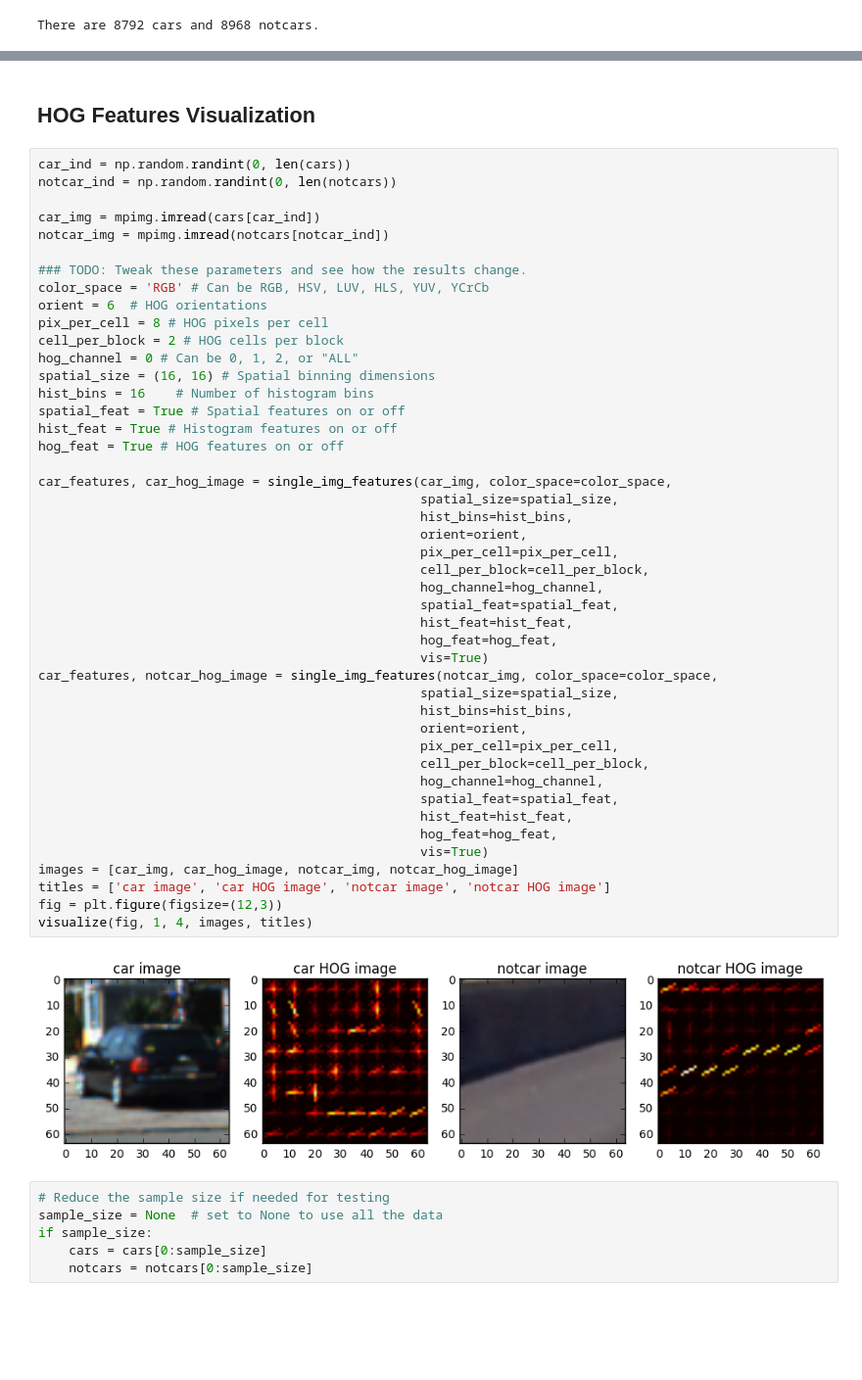
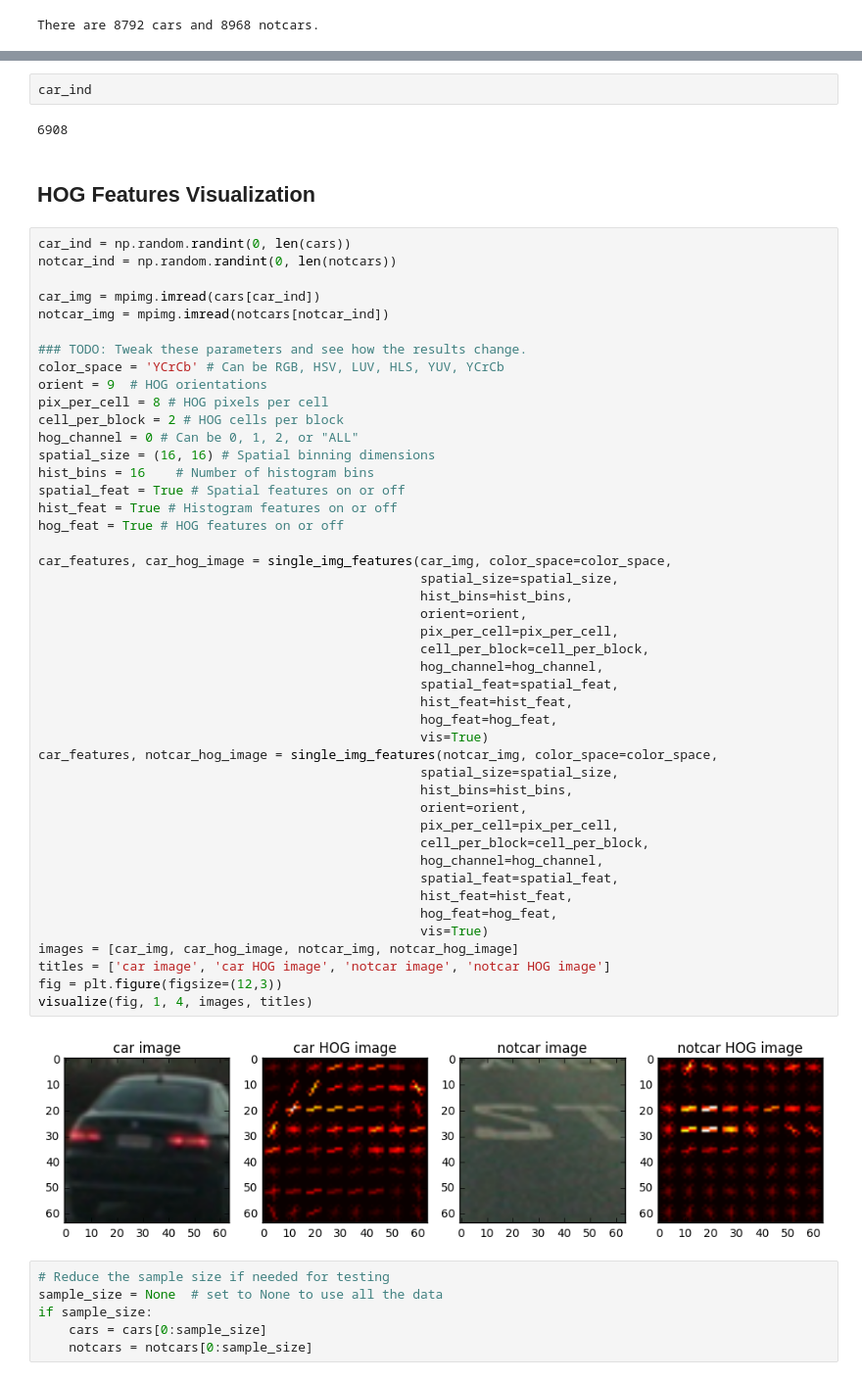
Before and after one commit to WenjinTao/Self-Driving-Car-Nanodegree--Udacity, a Jupyter notebook: Term1/P5-Vehicle_Detection/P5-Vehicle_Detection.ipynb, the cells around one changed output, grey strips where cells are left out. Shown at 98% size. Saved outputs shown, nothing was run; the diff lists cells and outputs as text; blank space fills up the shorter version.

```diff
--- a/Term1/P5-Vehicle_Detection/P5-Vehicle_Detection.ipynb
+++ b/Term1/P5-Vehicle_Detection/P5-Vehicle_Detection.ipynb
@@ -402,3 +537,7 @@ visualize(fig, 10, 2, imgs, titles)
+# %%
+car_ind
+# %% [output]
+6908
 # %% [markdown]
 ## HOG Features Visualization
 # %%
@@ -409,8 +548,8 @@ car_img = mpimg.imread(cars[car_ind])
 notcar_img = mpimg.imread(notcars[notcar_ind])
 
 ### TODO: Tweak these parameters and see how the results change.
-color_space = 'RGB' # Can be RGB, HSV, LUV, HLS, YUV, YCrCb
-orient = 6  # HOG orientations
+color_space = 'YCrCb' # Can be RGB, HSV, LUV, HLS, YUV, YCrCb
+orient = 9  # HOG orientations
 pix_per_cell = 8 # HOG pixels per cell
 cell_per_block = 2 # HOG cells per block
 hog_channel = 0 # Can be 0, 1, 2, or "ALL"
@@ -420,34 +559,34 @@ spatial_feat = True # Spatial features on or off
 hist_feat = True # Histogram features on or off
 hog_feat = True # HOG features on or off
 
 car_features, car_hog_image = single_img_features(car_img, color_space=color_space,
                                                   spatial_size=spatial_size,
                                                   hist_bins=hist_bins,
                                                   orient=orient,
                                                   pix_per_cell=pix_per_cell,
                                                   cell_per_block=cell_per_block,
                                                   hog_channel=hog_channel,
                                                   spatial_feat=spatial_feat,
                                                   hist_feat=hist_feat,
                                                   hog_feat=hog_feat,
                                                   vis=True)
 car_features, notcar_hog_image = single_img_features(notcar_img, color_space=color_space,
                                                   spatial_size=spatial_size,
                                                   hist_bins=hist_bins,
                                                   orient=orient,
                                                   pix_per_cell=pix_per_cell,
                                                   cell_per_block=cell_per_block,
                                                   hog_channel=hog_channel,
                                                   spatial_feat=spatial_feat,
                                                   hist_feat=hist_feat,
                                                   hog_feat=hog_feat,
                                                   vis=True)
 images = [car_img, car_hog_image, notcar_img, notcar_hog_image]
 titles = ['car image', 'car HOG image', 'notcar image', 'notcar HOG image']
 fig = plt.figure(figsize=(12,3))
 visualize(fig, 1, 4, images, titles)
 # %% [output]
-[figure, old version]
+[figure, new version]
 # %%
 # Reduce the sample size if needed for testing
 sample_size = None  # set to None to use all the data
```
Also changed, not shown: parts of 7 cells of this notebook, 12 other files.
